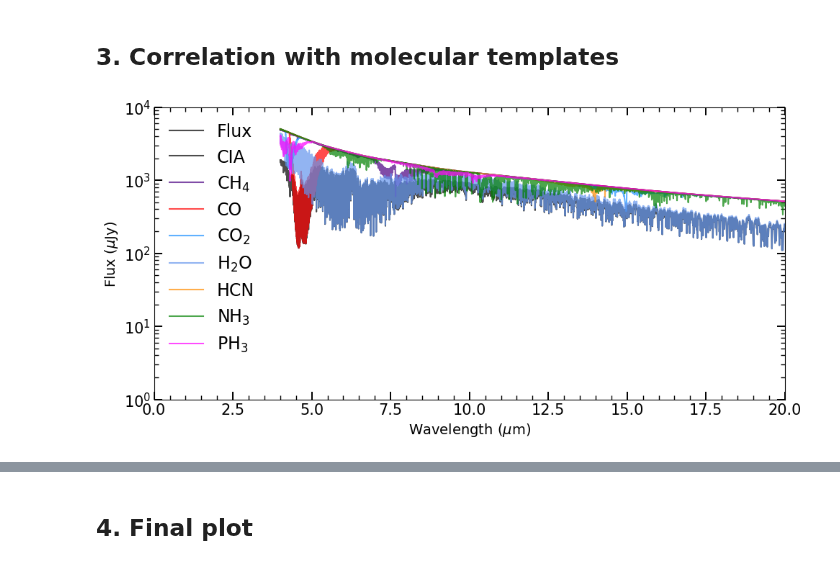
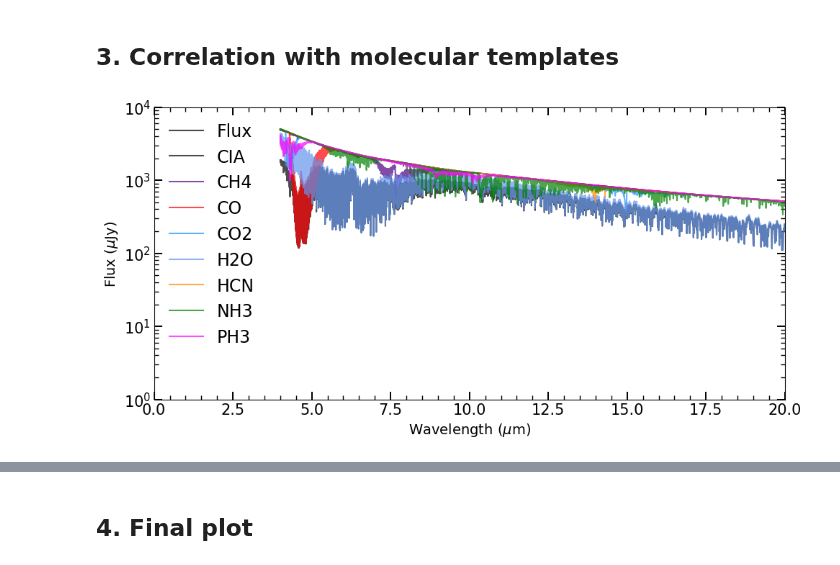
Before and after one commit to mathildemalin/ExoCAT, a Jupyter notebook: Notebooks/MRS/Molecular_Mapping_VHS1256b.ipynb, the cells around one changed output, grey strips where cells are left out. Saved outputs shown, nothing was run; the diff lists cells and outputs as text; code cells hidden in the pictures.

```diff
--- a/Notebooks/MRS/Molecular_Mapping_VHS1256b.ipynb
+++ b/Notebooks/MRS/Molecular_Mapping_VHS1256b.ipynb
@@ -157,19 +157,19 @@ name_column = ["wavenumber", "spectral_flux", "spectral_flux_clear", "spectral_f
                "spectral_radiosity_Na", "spectral_radiosity_NH3", "spectral_radiosity_PH3", "spectral_radiosity_TiO",
                "spectral_radiosity_VO"]
 
-molec_names = ["Flux", "Flux thermal", "CIA", "CH$_4$", "CO", "CO$_2$", "FeH", "H$_2$O",
-               "H$_2$S", "HCN", "K", "Na", "NH$_3$", "PH$_3$", "TiO", "VO"]
+molec_names = ["Flux", "Flux thermal", "CIA", "CH4", "CO", "CO2", "FeH", "H2O",
+               "H2S", "HCN", "K", "Na", "NH3", "PH3", "TiO", "VO"]
 
 # Colors and colormaps
 molec_colors = {
-    "Flux":"black","Flux thermal":"black","CIA":"black","CH$_4$":"indigo","CO":"red","CO$_2$":"dodgerblue",
-    "FeH":"orange","H$_2$O":"cornflowerblue","H$_2$S":"gold","HCN":"darkorange","K":"teal","Na":"pink",
-    "NH$_3$":"green","PH$_3$":"magenta","TiO":"grey","VO":"darkred"}
+    "Flux":"black","Flux thermal":"black","CIA":"black","CH4":"indigo","CO":"red","CO2":"dodgerblue",
+    "FeH":"orange","H2O":"cornflowerblue","H2S":"gold","HCN":"darkorange","K":"teal","Na":"pink",
+    "NH3":"green","PH3":"magenta","TiO":"grey","VO":"darkred"}
 
 color_maps = {
-    "Flux":"inferno","Flux thermal":"inferno","CIA":"viridis","CH$_4$":"Purples_r","CO":"Reds_r",
-    "CO$_2$":"GnBu_r","FeH":"YlOrBr_r","H$_2$O":"Blues_r","H$_2$S":"YlOrRd_r","HCN":"Oranges_r",
-    "K":"RdPu_r","Na":"PuBu_r","NH$_3$":"Greens_r","PH$_3$":"PuRd_r","TiO":"OrRd_r","VO":"Greys_r"}
+    "Flux":"inferno","Flux thermal":"inferno","CIA":"viridis","CH4":"Purples_r","CO":"Reds_r",
+    "CO2":"GnBu_r","FeH":"YlOrBr_r","H2O":"Blues_r","H2S":"YlOrRd_r","HCN":"Oranges_r",
+    "K":"RdPu_r","Na":"PuBu_r","NH3":"Greens_r","PH3":"PuRd_r","TiO":"OrRd_r","VO":"Greys_r"}
 
 # Load spectra for each molecule
 wave_molec, flux_molec = {}, {}
@@ -179,34 +179,34 @@ for idx, m in zip(range(4, len(name_column)), molec_names):
 # %%
 # Plot all molecular templates
 fig, ax = plt.subplots(figsize=(10, 5))
 
-molecules = ['Flux', 'CIA', r'CH$_4$', 'CO', r'CO$_2$', r'H$_2$O','HCN', r'NH$_3$', r'PH$_3$']
+molecules = ['Flux', 'CIA', r'CH4', 'CO', r'CO2', r'H2O','HCN', r'NH3', r'PH3']
 for m in molecules:
     ax.plot(wave_molec[m],flux_molec[m], label=m,alpha=0.7,color=molec_colors[m])
 
 ax.set_xlabel(r'Wavelength ($\mu$m)', fontsize=14)
 ax.set_ylabel(r'Flux ($\mu$Jy)', fontsize=14)
 
 ax.set_yscale('log')
 ax.set_ylim(1, 1e4)
 ax.set_xlim(0, 20)
 
 ax.tick_params(axis="both", which="both", direction="in", top=True, right=True)
 ax.tick_params(which="major", length=8, width=1.4, labelsize=fs)
 ax.tick_params(which="minor", length=4, width=1.0)
 ax.minorticks_on()
 
 ax.legend(frameon=False, fontsize=fs+2)
 fig.tight_layout()
 
 fig.savefig(
     f"{output_dir}/ExoREM_molec_templates_{temp}K.pdf",
     bbox_inches="tight",
     pad_inches=0.1)
 
 plt.show()
 # %% [output]
-[figure, old version]
+[figure, new version]
 # %%
 cc_maps_all = {}
 for m in molec_names:
```
Also changed, not shown: parts of 2 cells of this notebook, 10 other files.
